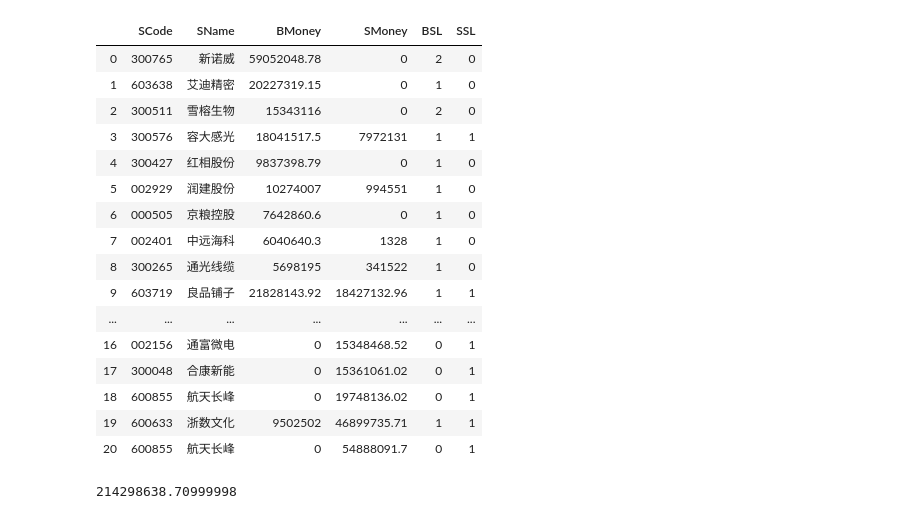
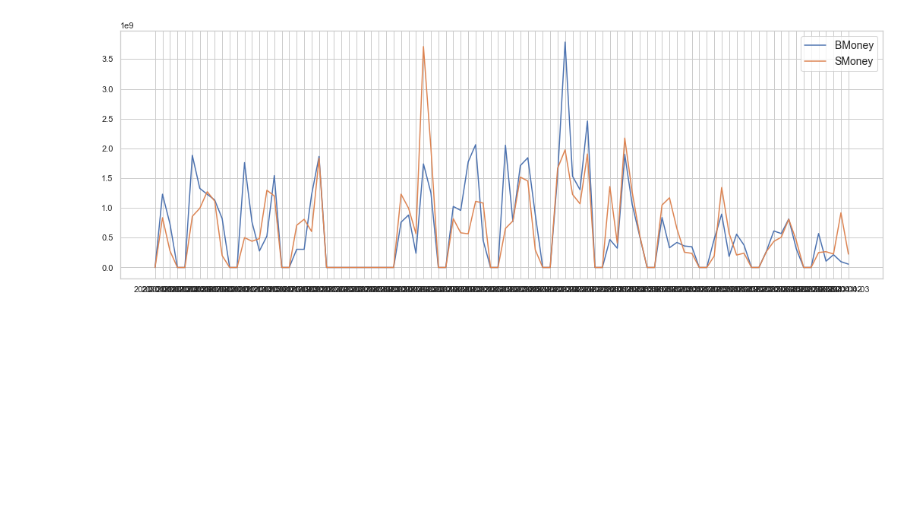
Before and after one commit to dearfad/mmhelper, a Jupyter notebook: project/lea/eastmoney_jgmmtj.ipynb, the cells around one changed output. Cells and saved outputs as stored; diff of their text form; code cells hidden in the pictures; blank space fills up the shorter version.

```diff
--- a/project/lea/eastmoney_jgmmtj.ipynb
+++ b/project/lea/eastmoney_jgmmtj.ipynb
@@ -4,9 +6,22 @@ import pandas as pd
 # %%
-startDateTime = '2020-04-01'
-endDateTime = '2020-04-01'
-url = "http://datainterface3.eastmoney.com//EM_DataCenter_V3/api/LHBJGTJ/GetHBJGTJ?tkn=eastmoney&code=&mkt=0&dateNum=&startDateTime=" \
-        + startDateTime + "&endDateTime=" \
-        + endDateTime + "&sortfield=PBuy&sortdirec=1&pageNum=1&pageSize=&cfg=lhbjgtj"
-page = requests.get(url)
-result = eval(page.text)
-stockdata = result['Data'][0]
+begin = datetime.date(2020, 1, 1)
+end = datetime.date(2020, 4, 3)
+
+graphdatas = []
+
+for i in range((end - begin).days + 1):
+    day = begin + datetime.timedelta(days=i)
+    date = str(day)
+    url = "http://datainterface3.eastmoney.com//EM_DataCenter_V3/api/LHBJGTJ/GetHBJGTJ?tkn=eastmoney&code=&mkt=0&dateNum=&startDateTime=" \
+        + date + "&endDateTime=" \
+        + date + "&sortfield=PBuy&sortdirec=1&pageNum=1&pageSize=&cfg=lhbjgtj"
+    page = requests.get(url)
+    content = eval(page.text)
+    stockdata = content['Data'][0]
+    columns = [name for name in stockdata['FieldName'].split(',')]
+    SplitSymbol = stockdata['SplitSymbol']
+    data = [stock.split(SplitSymbol) for stock in stockdata['Data']]
+    stocks = pd.DataFrame(data, columns=columns)
+    stocks[['BMoney','SMoney']] = stocks[['BMoney','SMoney']].astype(float)
+    graphdata = {'date':date, 'BMoney':stocks['BMoney'].sum(), 'SMoney':stocks['SMoney'].sum()}
+    graphdatas.append(graphdata)
@@ -18,25 +28,8 @@ stocks = pd.DataFrame(data, columns=columns)
-# %%
-stocks[['BMoney','SMoney']] = stocks[['BMoney','SMoney']].astype(float)
-stocks[['SCode','SName','BMoney','SMoney','BSL','SSL']]
-# %% [output]
-|  | SCode | SName | BMoney | SMoney | BSL | SSL |
-| 0 | 300765 | 新诺威 | 59052048.78 | 0 | 2 | 0 |
-| 1 | 603638 | 艾迪精密 | 20227319.15 | 0 | 1 | 0 |
-| 2 | 300511 | 雪榕生物 | 15343116 | 0 | 2 | 0 |
-| 3 | 300576 | 容大感光 | 18041517.5 | 7972131 | 1 | 1 |
-| 4 | 300427 | 红相股份 | 9837398.79 | 0 | 1 | 0 |
-| 5 | 002929 | 润建股份 | 10274007 | 994551 | 1 | 0 |
-| 6 | 000505 | 京粮控股 | 7642860.6 | 0 | 1 | 0 |
-| 7 | 002401 | 中远海科 | 6040640.3 | 1328 | 1 | 0 |
-| 8 | 300265 | 通光线缆 | 5698195 | 341522 | 1 | 0 |
-| 9 | 603719 | 良品铺子 | 21828143.92 | 18427132.96 | 1 | 1 |
-| ... | ... | ... | ... | ... | ... | ... |
-| 16 | 002156 | 通富微电 | 0 | 15348468.52 | 0 | 1 |
-| 17 | 300048 | 合康新能 | 0 | 15361061.02 | 0 | 1 |
-| 18 | 600855 | 航天长峰 | 0 | 19748136.02 | 0 | 1 |
-| 19 | 600633 | 浙数文化 | 9502502 | 46899735.71 | 1 | 1 |
-| 20 | 600855 | 航天长峰 | 0 | 54888091.7 | 0 | 1 |
-# %%
-stocks['BMoney'].sum()
-# %% [output]
-214298638.70999998
+# %%
+graphdatas = pd.DataFrame(graphdatas)
+plt.figure(figsize=(18, 6))
+plt.plot(graphdatas['date'], graphdatas['BMoney'], label='BMoney')
+plt.plot(graphdatas['date'], graphdatas['SMoney'], label='SMoney')
+plt.legend(fontsize=14);
+# %% [output]
+[figure, added]
```
Also changed, not shown: parts of 2 cells of this notebook.
